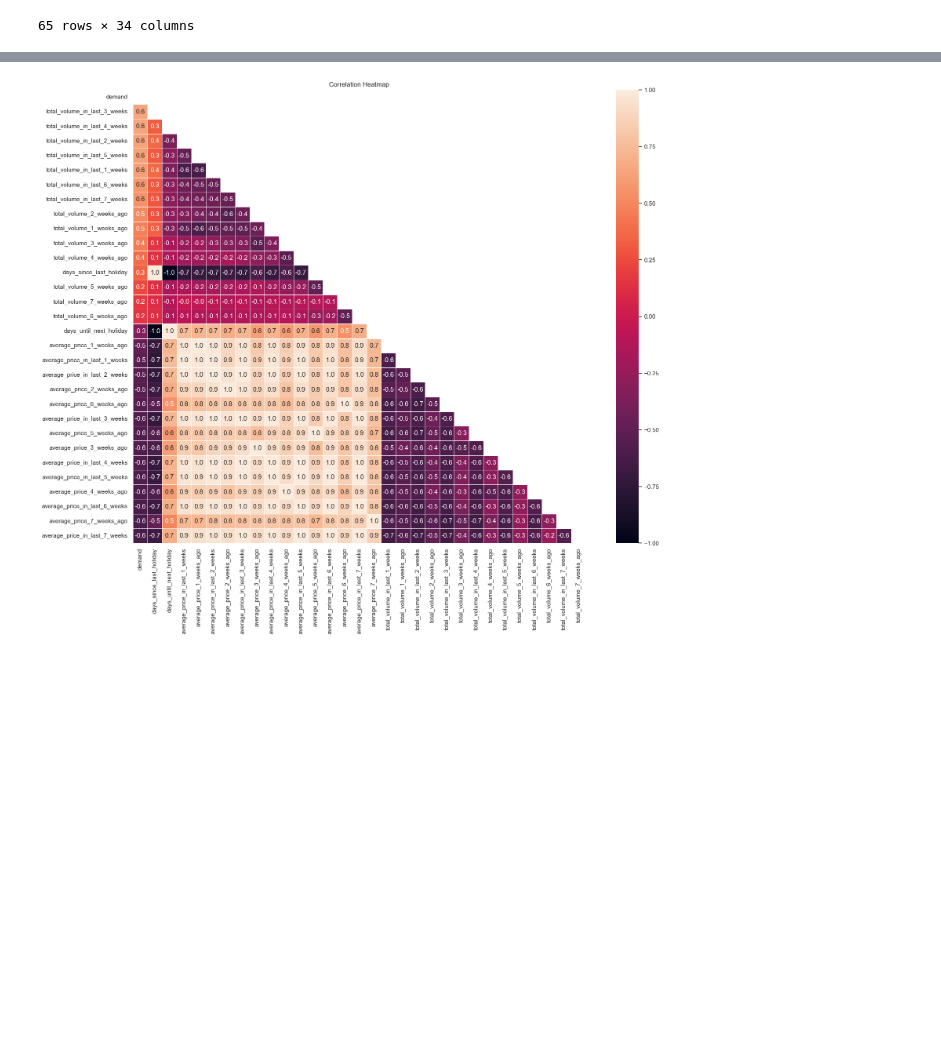
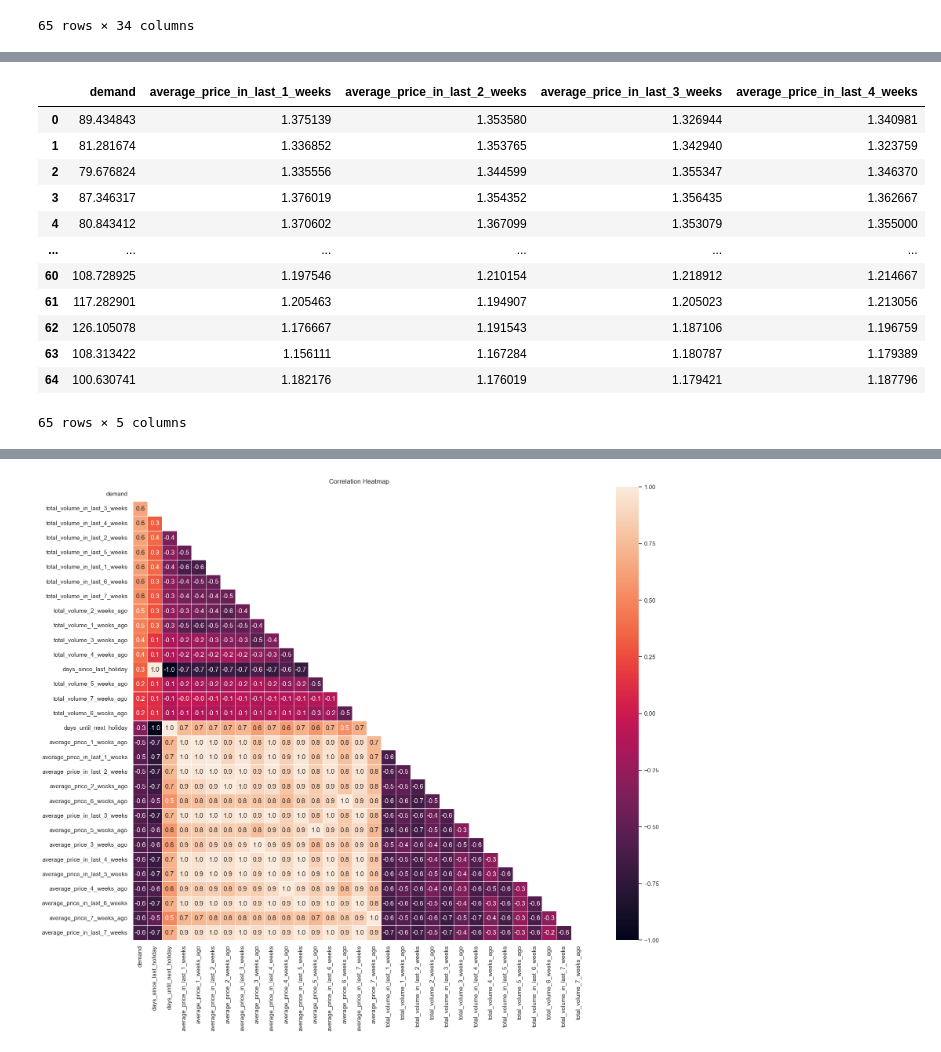
Before and after one commit to santiviquez/ageml, a Jupyter notebook: notebooks/experiments/avocados_demand_forescasting_baseline.ipynb, the cells around one changed output, grey strips where cells are left out. Saved outputs shown, nothing was run; the diff lists cells and outputs as text; code cells hidden in the pictures; blank space fills up the shorter version.

```diff
--- a/notebooks/experiments/avocados_demand_forescasting_baseline.ipynb
+++ b/notebooks/experiments/avocados_demand_forescasting_baseline.ipynb
@@ -120,0 +151,19 @@ plt.show()
+# %%
+price_data = df1[['demand', 'average_price_in_last_1_weeks', 'average_price_in_last_2_weeks',
+                 'average_price_in_last_3_weeks', 'average_price_in_last_4_weeks']]
+# %%
+price_data
+# %% [output]
+|  | demand | average_price_in_last_1_weeks | average_price_in_last_2_weeks | average_price_in_last_3_weeks | average_price_in_last_4_weeks |
+| 0 | 89.434843 | 1.375139 | 1.353580 | 1.326944 | 1.340981 |
+| 1 | 81.281674 | 1.336852 | 1.353765 | 1.342940 | 1.323759 |
+| 2 | 79.676824 | 1.335556 | 1.344599 | 1.355347 | 1.346370 |
+| 3 | 87.346317 | 1.376019 | 1.354352 | 1.356435 | 1.362667 |
+| 4 | 80.843412 | 1.370602 | 1.367099 | 1.353079 | 1.355000 |
+| ... | ... | ... | ... | ... | ... |
+| 60 | 108.728925 | 1.197546 | 1.210154 | 1.218912 | 1.214667 |
+| 61 | 117.282901 | 1.205463 | 1.194907 | 1.205023 | 1.213056 |
+| 62 | 126.105078 | 1.176667 | 1.191543 | 1.187106 | 1.196759 |
+| 63 | 108.313422 | 1.156111 | 1.167284 | 1.180787 | 1.179389 |
+| 64 | 100.630741 | 1.182176 | 1.176019 | 1.179421 | 1.187796 |
+65 rows × 5 columns
```
Also changed, not shown: parts of 11 cells of this notebook, 20 other files.
